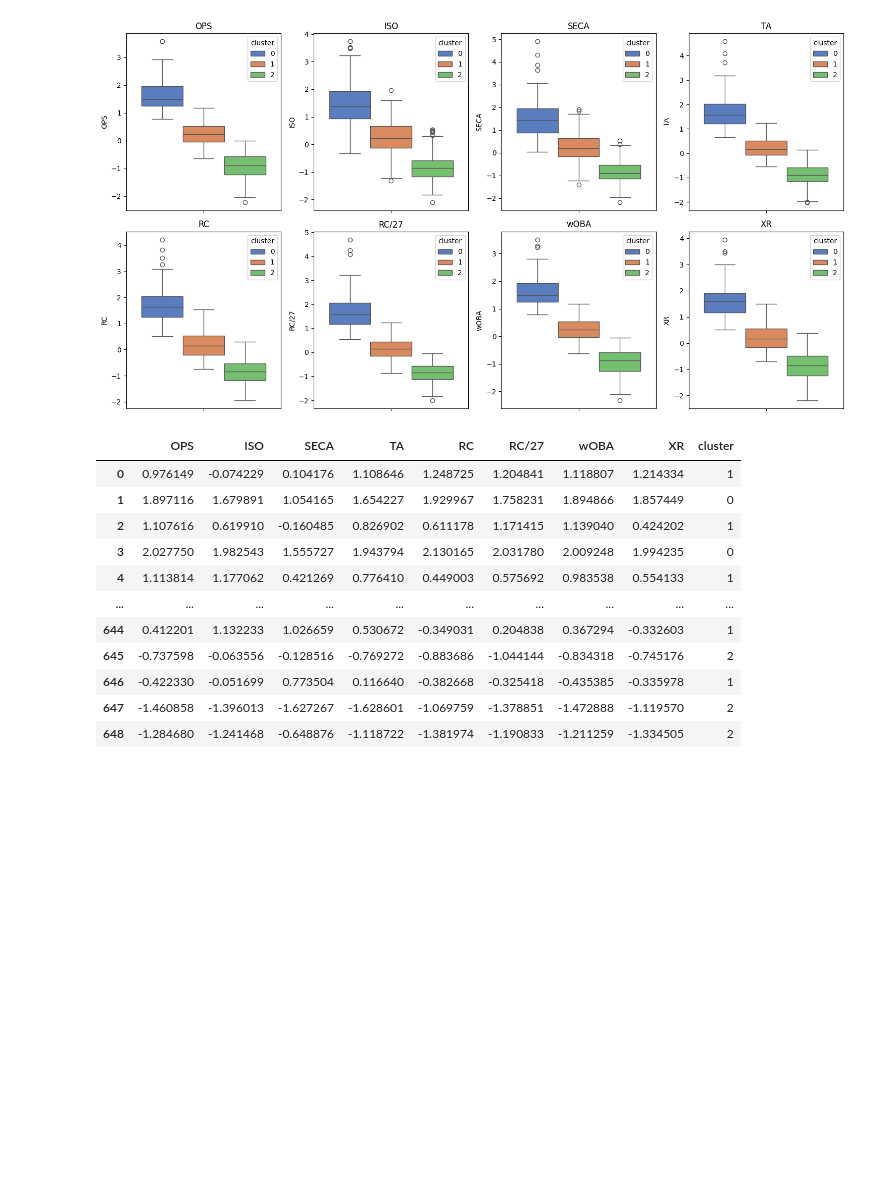
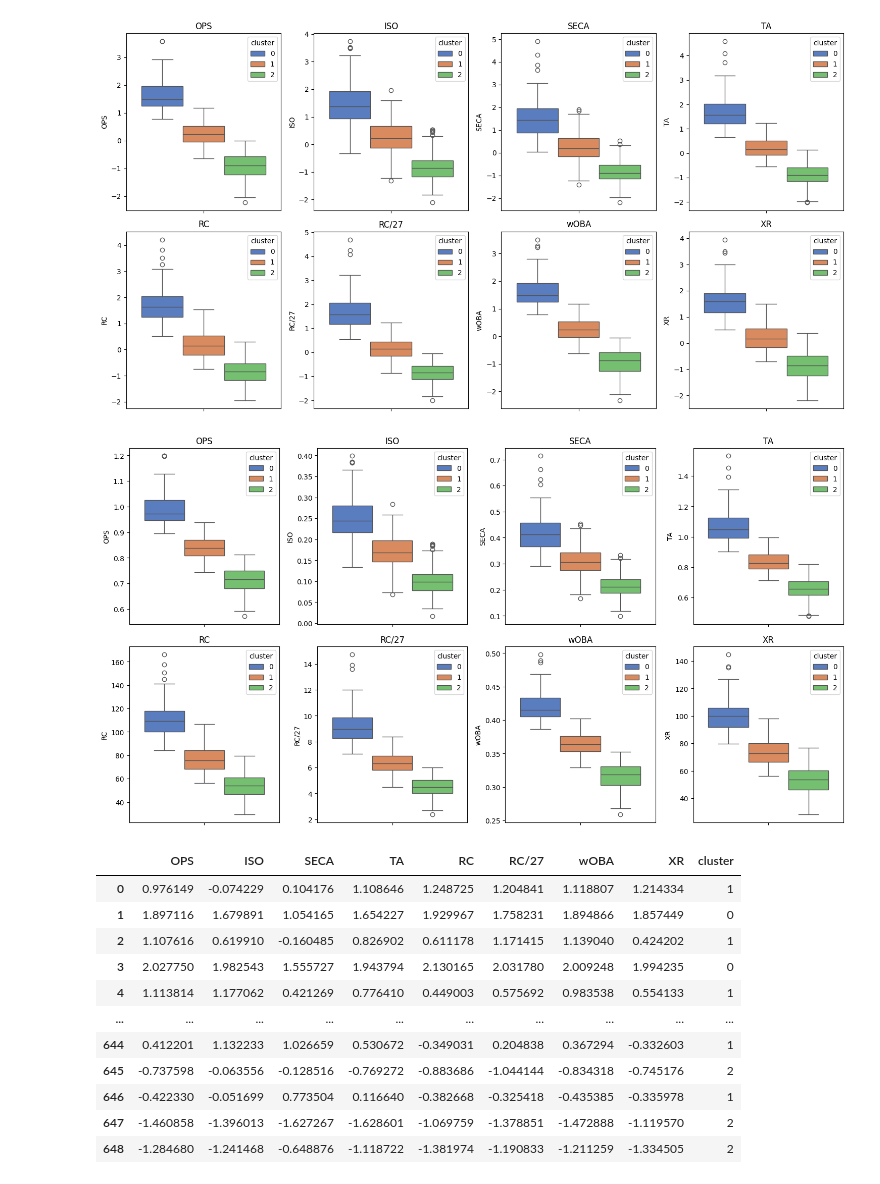
Before and after one commit to jiminxchris/pythonmlproject20260424, a Jupyter notebook: 06_군집_baseball_player_clustering.ipynb, the cells around one changed output. Drawn from its saved outputs; the diff is of its cells as text; code cells hidden in the pictures; blank space fills up the shorter version.

```diff
--- a/06_군집_baseball_player_clustering.ipynb
+++ b/06_군집_baseball_player_clustering.ipynb
@@ -57,6 +57,8 @@ Player
 김성현     1
 김재호     1
 Name: count, Length: 224, dtype: int64
+# %%
+X_ori = df_combined[['OPS','ISO','SECA','TA','RC','RC/27','wOBA','XR']] # 'HR'
 # %%
 # 변수 선택
 X = df_combined[['OPS','ISO','SECA','TA','RC','RC/27','wOBA','XR']] # 'HR'
@@ -286,6 +288,21 @@ plt.tight_layout()
 0 번
 1 번
 2 번
+# %%
+df_ori = pd.DataFrame(X_ori, columns=X.columns)
+df_ori['cluster'] = cluster
+# %%
+# 군집의 데이터 특징 분석
+cols = df_ori.columns[:-1]
+
+plt.figure(figsize=(15,8))
+for i, col in enumerate(cols):
+    plt.subplot(2,4,i+1)
+    sns.boxplot(data=df_ori, y=col, hue='cluster', palette='muted')
+    plt.title(col)
+plt.tight_layout()
+# %% [output]
+[figure, added]
 # %%
 df
 # %% [output]
```
Also changed, not shown: parts of 17 cells of this notebook, 3 other files.
